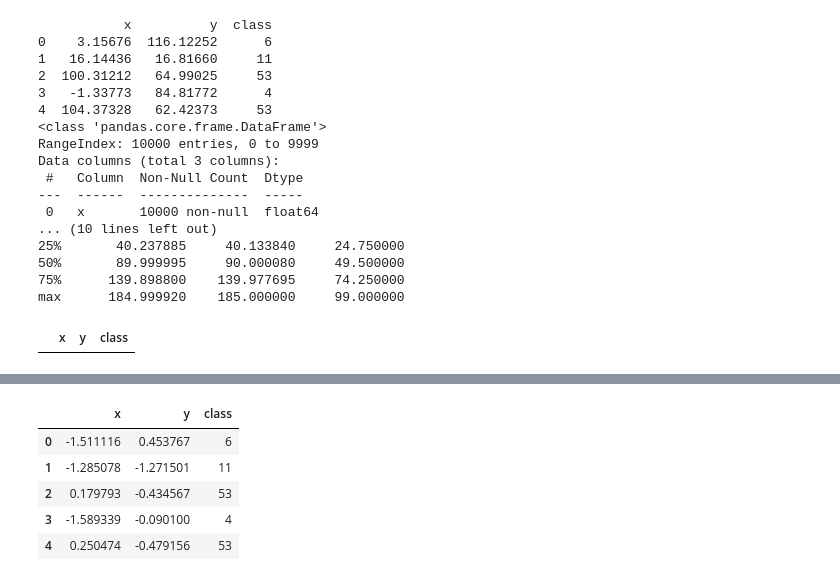
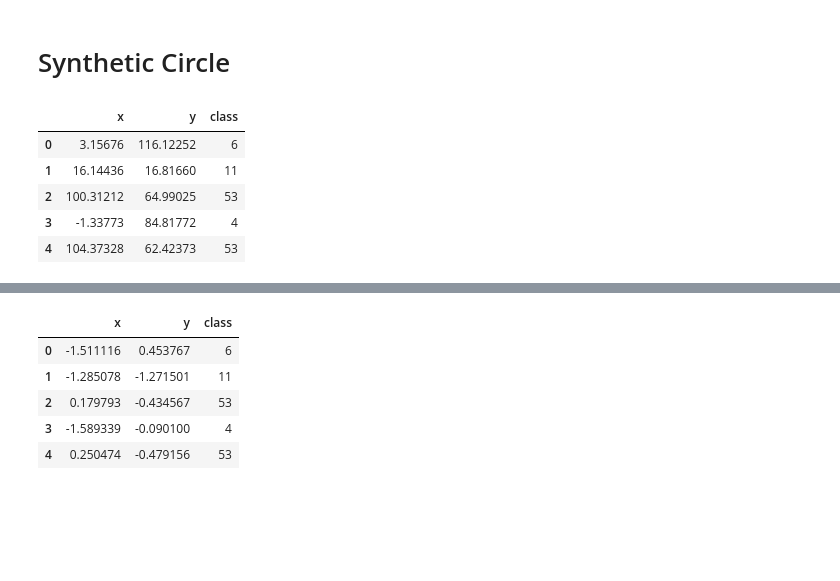
Before and after one commit to RavulapalliManas/IML-A2, a Jupyter notebook: A2_manas.ipynb, the cells around one changed output, grey strips where cells are left out. Cells and saved outputs as stored; diff of their text form; code cells hidden in the pictures; blank space fills up the shorter version.

Commit message:
perform basic exploration for synthetic circle

```diff
--- a/A2_manas.ipynb
+++ b/A2_manas.ipynb
@@ -5,4 +6,6 @@ from sklearn.decomposition import PCA
 import matplotlib.pyplot as plt
 import seaborn as sns
 from tqdm import tqdm
+# %% [markdown]
+# Synthetic Circle
 # %%
@@ -9,27 +13,11 @@ from tqdm import tqdm
 df = pd.read_csv('circles.csv')
 # %%
-#Prelimnary data exploration
-print(df.head())
-print(df.info())
-print(df.describe())
-df.isnull().sum()
-df[df.duplicated(keep=False)]
+# Peek at few rows of the dataframe
+df.head()
 # %% [output]
-           x          y  class
-0    3.15676  116.12252      6
-1   16.14436   16.81660     11
-2  100.31212   64.99025     53
-3   -1.33773   84.81772      4
-4  104.37328   62.42373     53
-<class 'pandas.core.frame.DataFrame'>
-RangeIndex: 10000 entries, 0 to 9999
-Data columns (total 3 columns):
- #   Column  Non-Null Count  Dtype
----  ------  --------------  -----
- 0   x       10000 non-null  float64
-... (10 lines left out)
-25%       40.237885     40.133840     24.750000
-50%       89.999995     90.000080     49.500000
-75%      139.898800    139.977695     74.250000
-max      184.999920    185.000000     99.000000
 |  | x | y | class |
+| 0 | 3.15676 | 116.12252 | 6 |
+| 1 | 16.14436 | 16.81660 | 11 |
+| 2 | 100.31212 | 64.99025 | 53 |
+| 3 | -1.33773 | 84.81772 | 4 |
+| 4 | 104.37328 | 62.42373 | 53 |
```
Also changed, not shown: parts of 14 cells of this notebook, 1 other file.
